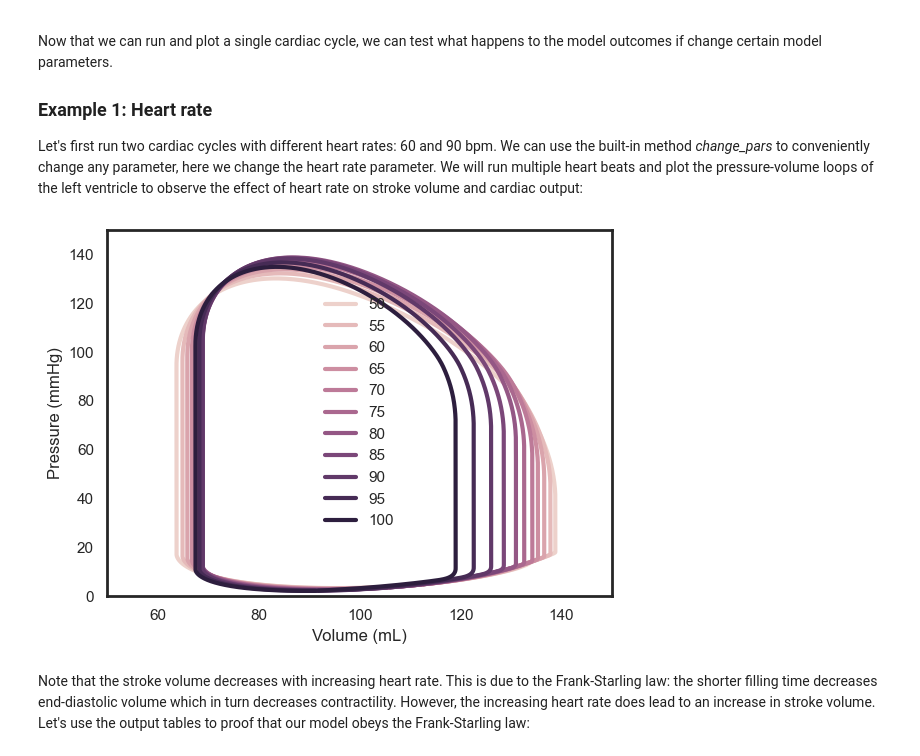
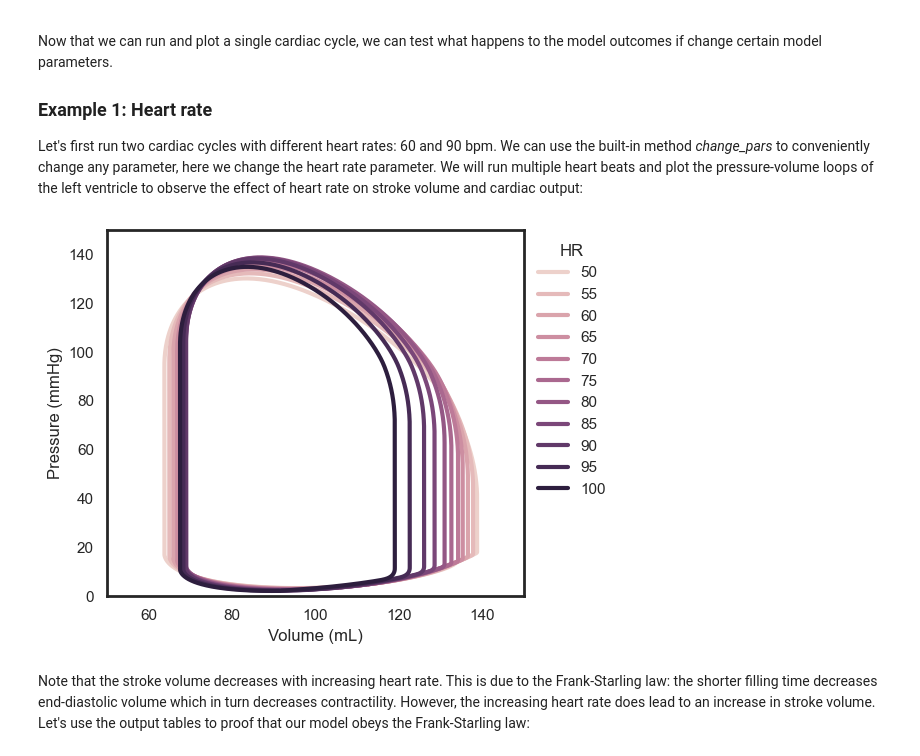
Before and after one commit to BeatLabUCI/monarch, a Jupyter notebook: examples/single_beats.ipynb, the cells around one changed output. Cells and saved outputs as stored; diff of their text form; code cells hidden in the pictures.

```diff
--- a/examples/single_beats.ipynb
+++ b/examples/single_beats.ipynb
@@ -12,8 +15,10 @@ This notebook demonstrates how the monarch package can be used to simulate cardi
 We first need to initialize the model and import it into this notebook. We will use an input file containing input parameters that simulate a representative human case. By initializing the model, the parameters from the JSON-format input file are being imported, and some initial arrays are pre-allocated, such as time, and compartmental pressures and volumes. You can create your own input file using the included examples.
 # %%
 from monarch.egg import Monarch
+import pathlib
 
 # Initialize model
-input_human = '/Users/pimoomen/PycharmProjects/monarch/input_files/human'
+input_dir = pathlib.Path.cwd() / "input_files"
+input_human = input_dir / 'human'
 beat = Monarch(input_human)
 # %% [markdown]
@@ -141,24 +141,24 @@ Let's first run two cardiac cycles with different heart rates: 60 and 90 bpm. We
 # %%
 import numpy as np
 
 # Preallocate beats and choose heart rates
 beats = []
 heart_rates = np.arange(50, 101, 5)
 
 # Simulate each heart rate
 for hr in heart_rates:
     # Initialize and set HR
     beat = Monarch(input_human)
     beat.change_pars({"HR": hr})
 
     # Run model and store results
     beat.just_beat_it()
     beats.append(beat)
 
 # Plot multiple PV loops of a single compartment, default LV
-meta.pv_loops(beats, model_names=heart_rates, y_lim=(0, 150), x_lim=(50, 150))
+meta.pv_loops(beats, model_names=heart_rates, var_name="HR", y_lim=(0, 150), x_lim=(50, 150))
 # %% [output]
-[figure, old version]
+[figure, new version]
 # %% [markdown]
 Note that the stroke volume decreases with increasing heart rate. This is due to the Frank-Starling law: the shorter filling time decreases end-diastolic volume which in turn decreases contractility. However, the increasing heart rate does lead to an increase in stroke volume. Let's use the output tables to proof that our model obeys the Frank-Starling law:
 # %%
```
Also changed, not shown: parts of 18 cells of this notebook, 11 other files.
